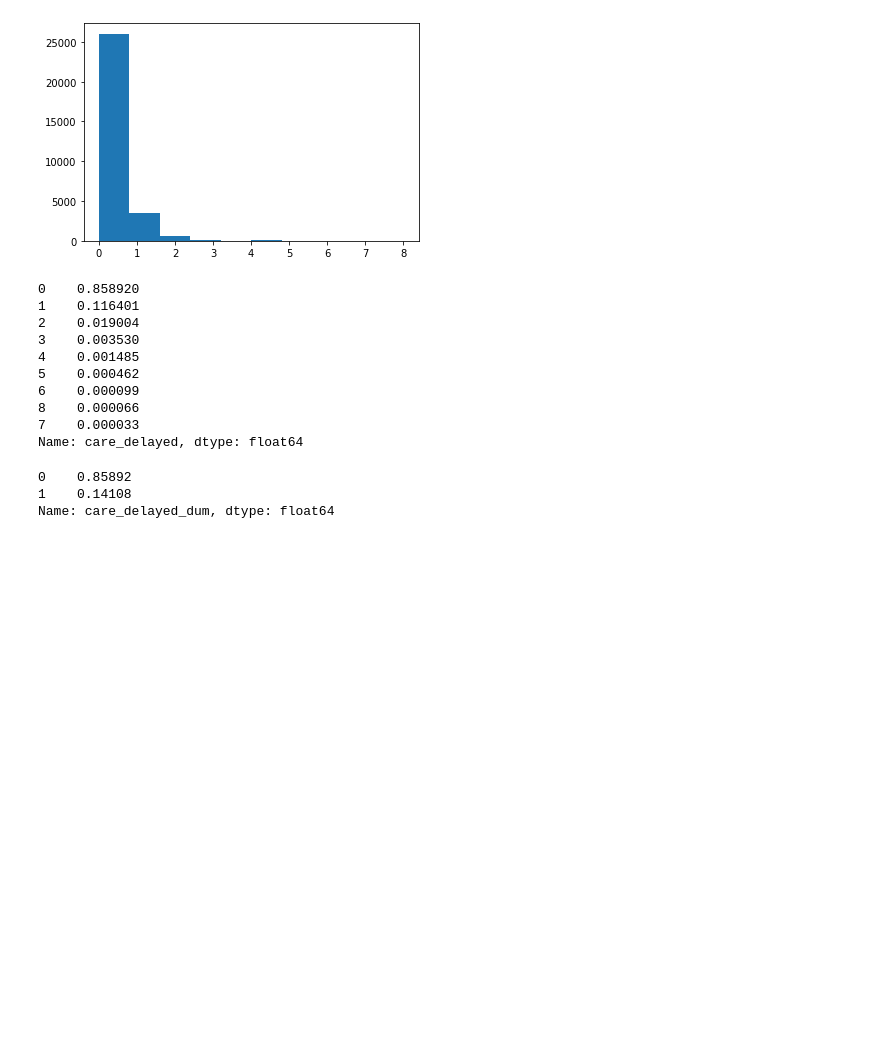
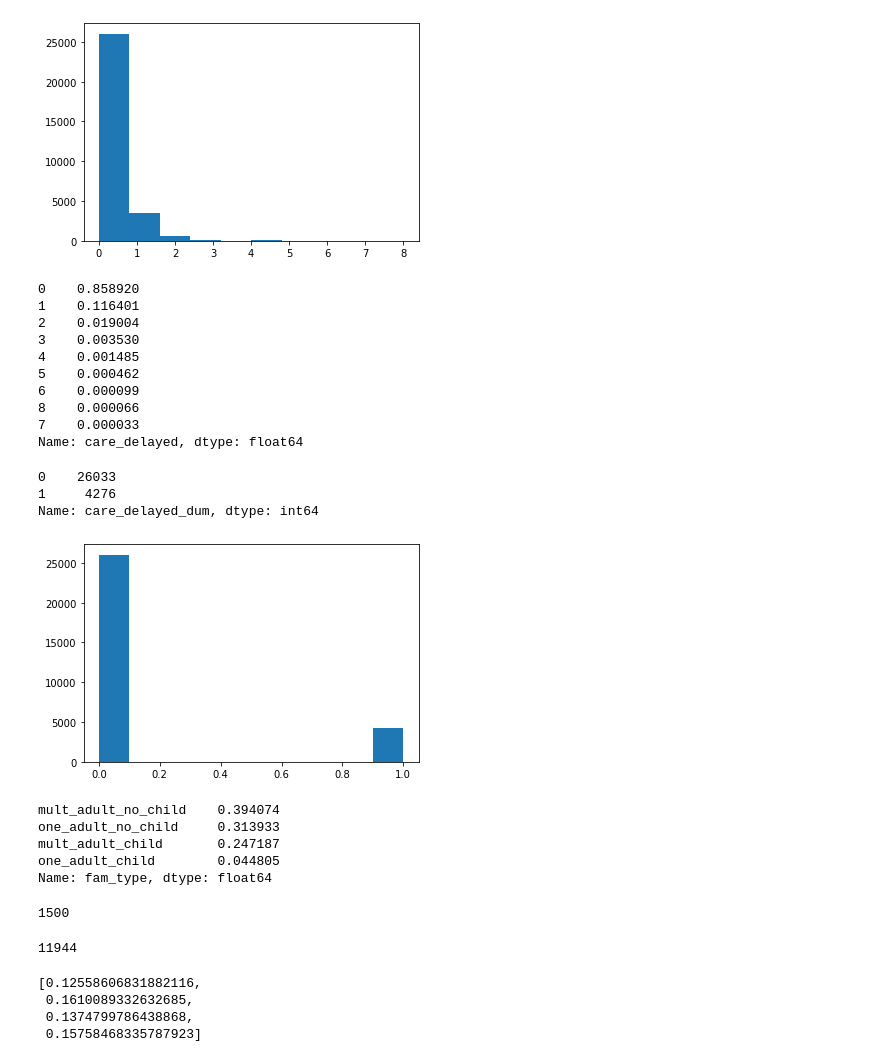
Before and after one commit to dmedellin2/healthcare, a Jupyter notebook: healthcare.ipynb, the cells around one changed output. Cells and saved outputs as stored; diff of their text form; code cells hidden in the pictures; blank space fills up the shorter version.

Commit message:
visualizations begin

```diff
--- a/healthcare.ipynb
+++ b/healthcare.ipynb
@@ -216,12 +216,13 @@ health['care_delayed'].value_counts(normalize=True)
 8    0.000066
 7    0.000033
 Name: care_delayed, dtype: float64
-# %%
-# creating a dummy column of the target variable 0 = 0, >0 = 1
-health['care_delayed_dum'] = [0 if entry == 0 else 1 for entry in health['care_delayed']]
 # %%
-health['care_delayed_dum'].value_counts(normalize=True)
+health['care_delayed_dum'].value_counts()
 # %% [output]
-0    0.85892
-1    0.14108
-Name: care_delayed_dum, dtype: float64
+0    26033
+1     4276
+Name: care_delayed_dum, dtype: int64
+# %%
+plt.hist(health['care_delayed_dum']);
+# %% [output]
+[figure, added]
@@ -227,0 +256,29 @@ Name: care_delayed_dum, dtype: float64
+# %%
+fam_type_pct = health['fam_type'].value_counts(normalize=True)
+fam_type_pct
+# %% [output]
+mult_adult_no_child    0.394074
+one_adult_no_child     0.313933
+mult_adult_child       0.247187
+one_adult_child        0.044805
+Name: fam_type, dtype: float64
+# %%
+health.loc[(health['fam_type']=='mult_adult_no_child') & (health['care_delayed_dum']==1)].shape[0]
+# %% [output]
+1500
+# %%
+health.loc[health['fam_type']=='mult_adult_no_child'].shape[0]
+# %% [output]
+11944
+# %%
+fam_type_dc_pct = []
+for fam_type in fam_type_pct.index:
+    dc_pct = health.loc[(health['fam_type']==fam_type) & (health['care_delayed_dum']==1)].shape[0] / health.loc[health['fam_type']==fam_type].shape[0]
+    fam_type_dc_pct.append(dc_pct)
+
+fam_type_dc_pct
+# %% [output]
+[0.12558606831882116,
+ 0.1610089332632685,
+ 0.1374799786438868,
+ 0.15758468335787923]
```
Also changed, not shown: parts of 3 cells of this notebook.
